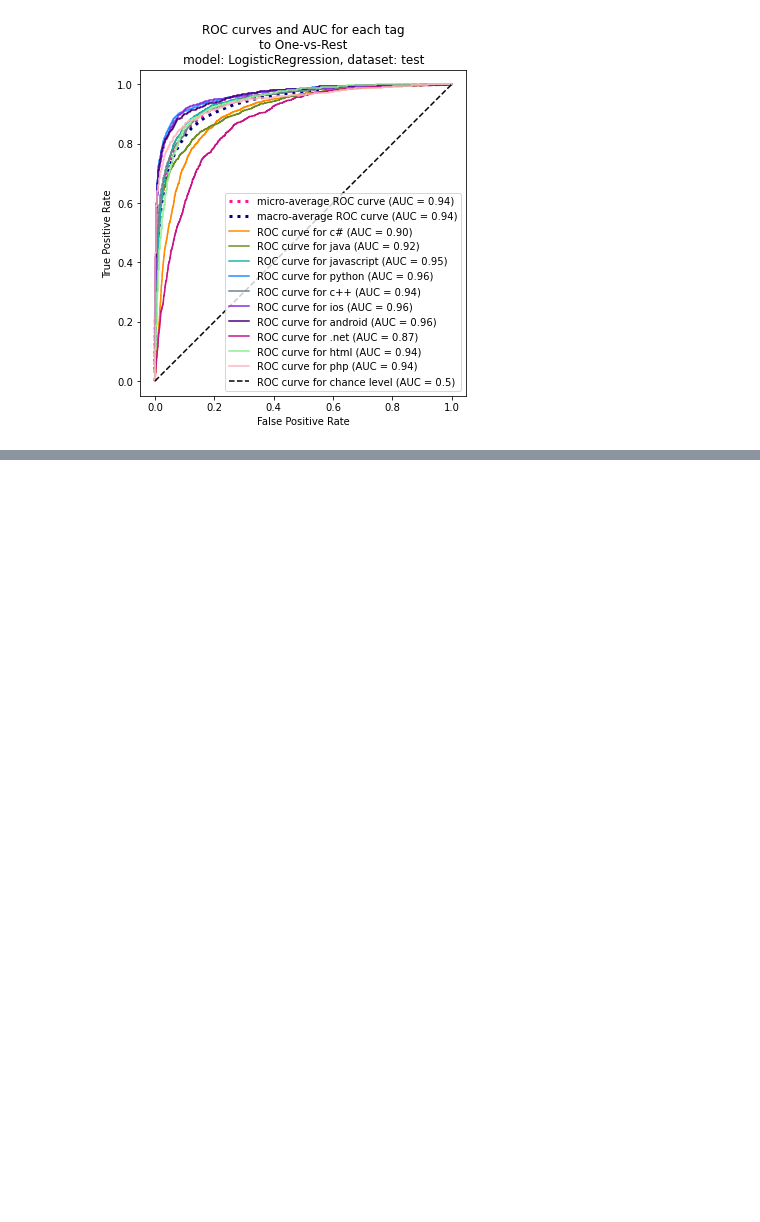
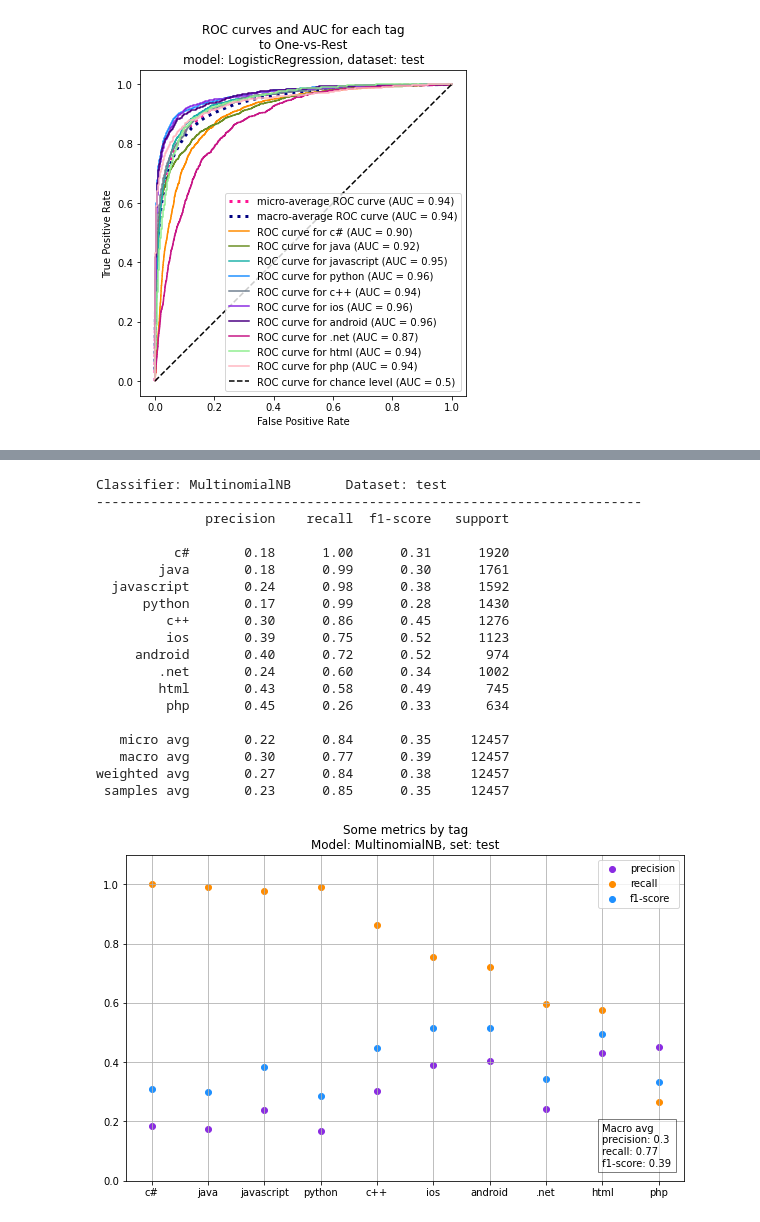
Before and after one commit to ana-bernal/tag-projet_overflow, a Jupyter notebook: tests.ipynb, the cells around one changed output, grey strips where cells are left out. Drawn from its saved outputs; the diff is of its cells as text; code cells hidden in the pictures; blank space fills up the shorter version.

```diff
--- a/tests.ipynb
+++ b/tests.ipynb
@@ -1170,0 +1360,23 @@ plot_roc_curves(
+# %%
+diplay_and_plot_report(y_test, y_pred_test, 'MultinomialNB', 'test')
+# %% [output]
+Classifier: MultinomialNB       Dataset: test
+----------------------------------------------------------------------
+              precision    recall  f1-score   support
+
+          c#       0.18      1.00      0.31      1920
+        java       0.18      0.99      0.30      1761
+  javascript       0.24      0.98      0.38      1592
+      python       0.17      0.99      0.28      1430
+         c++       0.30      0.86      0.45      1276
+         ios       0.39      0.75      0.52      1123
+     android       0.40      0.72      0.52       974
+        .net       0.24      0.60      0.34      1002
+        html       0.43      0.58      0.49       745
+         php       0.45      0.26      0.33       634
+
+   micro avg       0.22      0.84      0.35     12457
+   macro avg       0.30      0.77      0.39     12457
+weighted avg       0.27      0.84      0.38     12457
+ samples avg       0.23      0.85      0.35     12457
+[figure, added]
```
Also changed, not shown: parts of 20 cells of this notebook.
